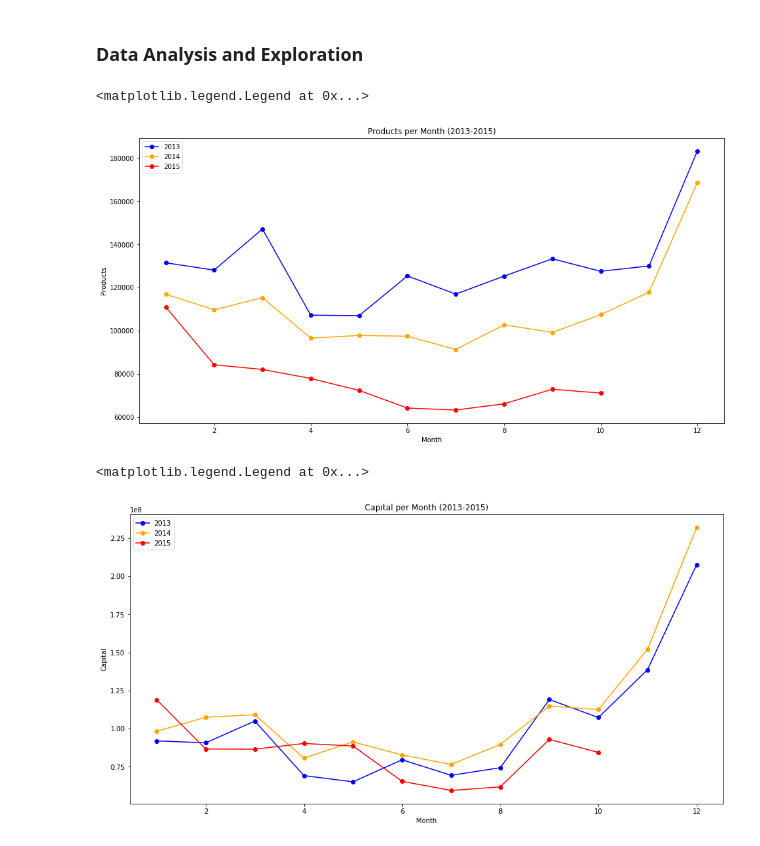
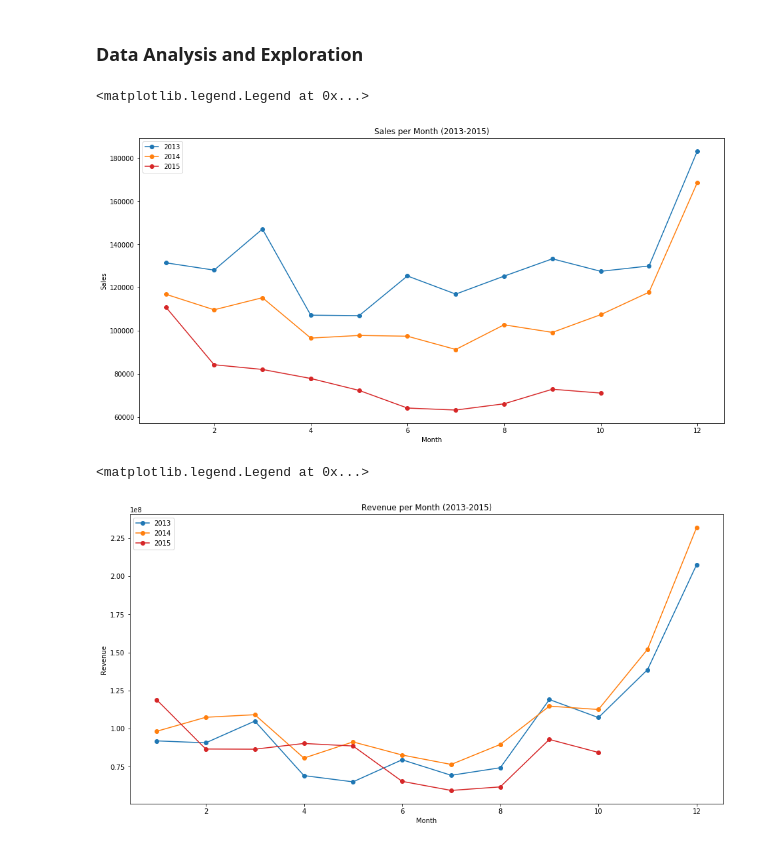
Before and after one commit to leandrocamara/future-sales-forecast, a Jupyter notebook: future-sales-forecast.ipynb, the cells around one changed output. Cells and saved outputs as stored; diff of their text form; code cells hidden in the pictures.

```diff
--- a/future-sales-forecast.ipynb
+++ b/future-sales-forecast.ipynb
@@ -43,24 +43,24 @@ sales_per_month_2015 = sales_per_month_2015.groupby(['month'])['item_cnt_day', '
 # %%
 plt.figure(figsize=(16,8))
 plt.xlabel('Month')
-plt.ylabel('Products')
-plt.title('Products per Month (2013-2015)')
-plt.plot(sales_per_month_2013['item_cnt_day'], '-ok', color='blue', label='2013')
-plt.plot(sales_per_month_2014['item_cnt_day'], '-ok', color='orange', label='2014')
-plt.plot(sales_per_month_2015['item_cnt_day'], '-ok', color='red', label='2015')
+plt.ylabel('Sales')
+plt.title('Sales per Month (2013-2015)')
+plt.plot(sales_per_month_2013['item_cnt_day'], '-ok', color='tab:blue', label='2013')
+plt.plot(sales_per_month_2014['item_cnt_day'], '-ok', color='tab:orange', label='2014')
+plt.plot(sales_per_month_2015['item_cnt_day'], '-ok', color='tab:red', label='2015')
 plt.legend()
 # %% [output]
 <matplotlib.legend.Legend at 0x...>
-[figure, old version]
+[figure, new version]
 # %%
 plt.figure(figsize=(16,8))
 plt.xlabel('Month')
-plt.ylabel('Capital')
-plt.title('Capital per Month (2013-2015)')
-plt.plot(sales_per_month_2013['total_value'], '-ok', color='blue', label='2013')
-plt.plot(sales_per_month_2014['total_value'], '-ok', color='orange', label='2014')
-plt.plot(sales_per_month_2015['total_value'], '-ok', color='red', label='2015')
+plt.ylabel('Revenue')
+plt.title('Revenue per Month (2013-2015)')
+plt.plot(sales_per_month_2013['total_value'], '-ok', color='tab:blue', label='2013')
+plt.plot(sales_per_month_2014['total_value'], '-ok', color='tab:orange', label='2014')
+plt.plot(sales_per_month_2015['total_value'], '-ok', color='tab:red', label='2015')
 plt.legend()
 # %% [output]
 <matplotlib.legend.Legend at 0x...>
-[figure, old version]
+[figure, new version]
```
Also changed, not shown: parts of 11 cells of this notebook.
